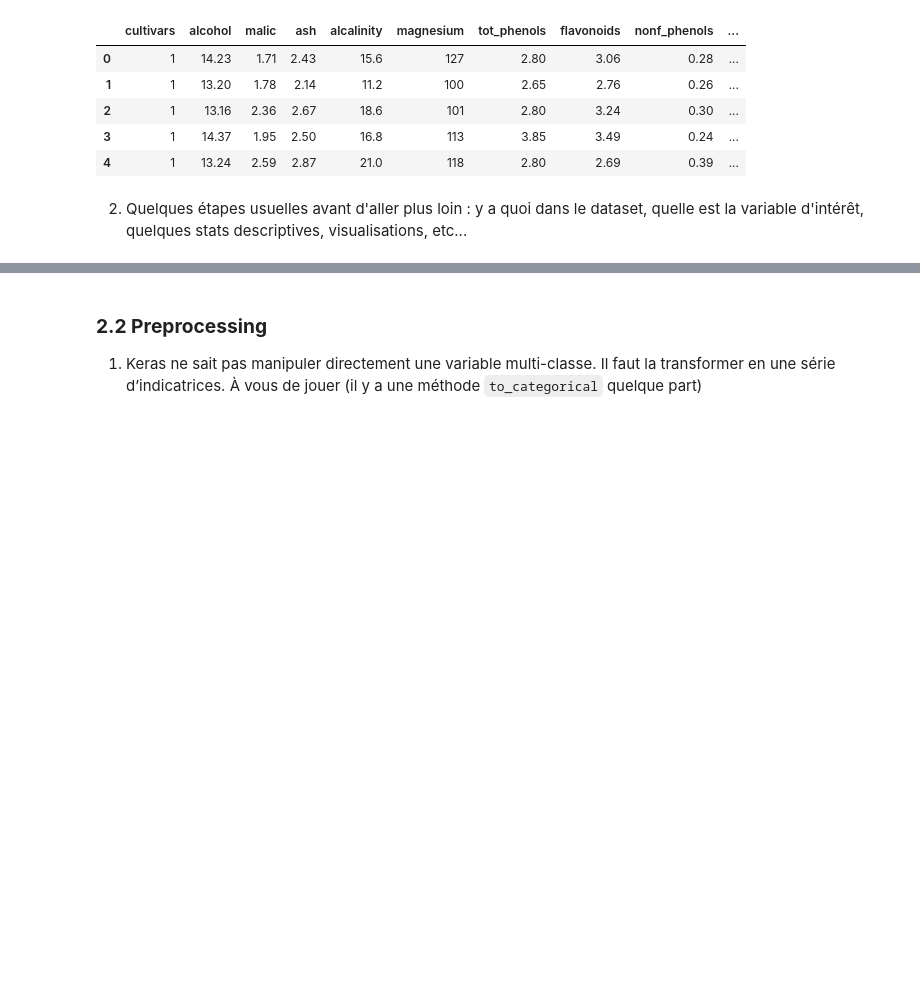
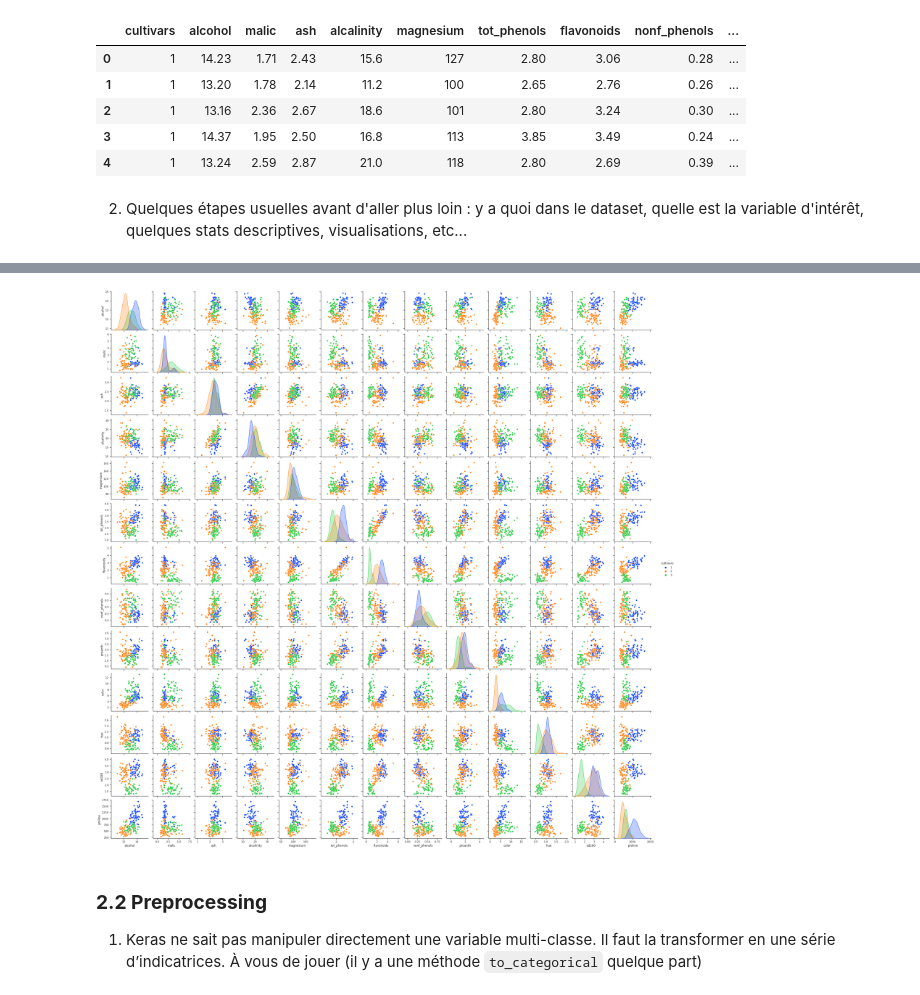
Before and after one commit to louiskuhn/IA-P2-Euskadi, a Jupyter notebook: Ressources/Deep Learning/Artificial Neural Network/perceptron.ipynb, the cells around one changed output, grey strips where cells are left out. Saved outputs shown, nothing was run; the diff lists cells and outputs as text; code cells hidden in the pictures; blank space fills up the shorter version.

```diff
--- a/Ressources/Deep Learning/Artificial Neural Network/perceptron.ipynb
+++ b/Ressources/Deep Learning/Artificial Neural Network/perceptron.ipynb
@@ -382,3 +407,8 @@ wine.head()
+# %%
+sns.set_theme(style='ticks')
+sns.pairplot(wine, hue='cultivars', palette='bright');
+# %% [output]
+[figure, added]
 # %% [markdown]
 ### **2.2 Preprocessing**
 
```
Also changed, not shown: parts of 35 cells of this notebook, 1 other file.
